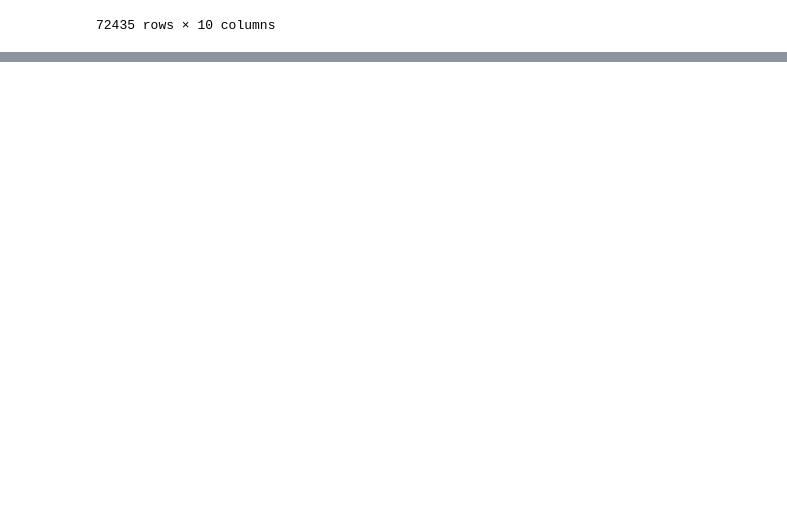
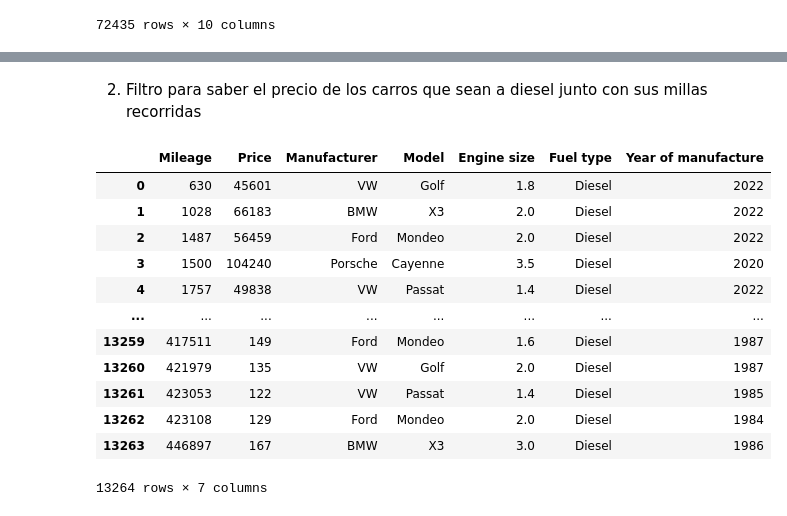
Before and after one commit to manoale97/Practica_G7, a Jupyter notebook: desarrolloG7.ipynb, the cells around one changed output, grey strips where cells are left out. Cells and saved outputs as stored; diff of their text form; code cells hidden in the pictures; blank space fills up the shorter version.

Commit message:
Filtros DF1

```diff
--- a/desarrolloG7.ipynb
+++ b/desarrolloG7.ipynb
@@ -112,0 +158,19 @@ df_cars_dataset
+# %% [markdown]
+2. Filtro para saber el precio de los carros que sean a diesel junto con sus millas recorridas
+# %%
+filtro2=df_car_sales_bd[(df_car_sales_bd['Fuel type']=='Diesel')].groupby(['Mileage', 'Price']).sum().reset_index()
+filtro2
+# %% [output]
+|  | Mileage | Price | Manufacturer | Model | Engine size | Fuel type | Year of manufacture |
+| 0 | 630 | 45601 | VW | Golf | 1.8 | Diesel | 2022 |
+| 1 | 1028 | 66183 | BMW | X3 | 2.0 | Diesel | 2022 |
+| 2 | 1487 | 56459 | Ford | Mondeo | 2.0 | Diesel | 2022 |
+| 3 | 1500 | 104240 | Porsche | Cayenne | 3.5 | Diesel | 2020 |
+| 4 | 1757 | 49838 | VW | Passat | 1.4 | Diesel | 2022 |
+| ... | ... | ... | ... | ... | ... | ... | ... |
+| 13259 | 417511 | 149 | Ford | Mondeo | 1.6 | Diesel | 1987 |
+| 13260 | 421979 | 135 | VW | Golf | 2.0 | Diesel | 1987 |
+| 13261 | 423053 | 122 | VW | Passat | 1.4 | Diesel | 1985 |
+| 13262 | 423108 | 129 | Ford | Mondeo | 2.0 | Diesel | 1984 |
+| 13263 | 446897 | 167 | BMW | X3 | 3.0 | Diesel | 1986 |
+13264 rows × 7 columns
```
Also changed, not shown: parts of 9 cells of this notebook.
